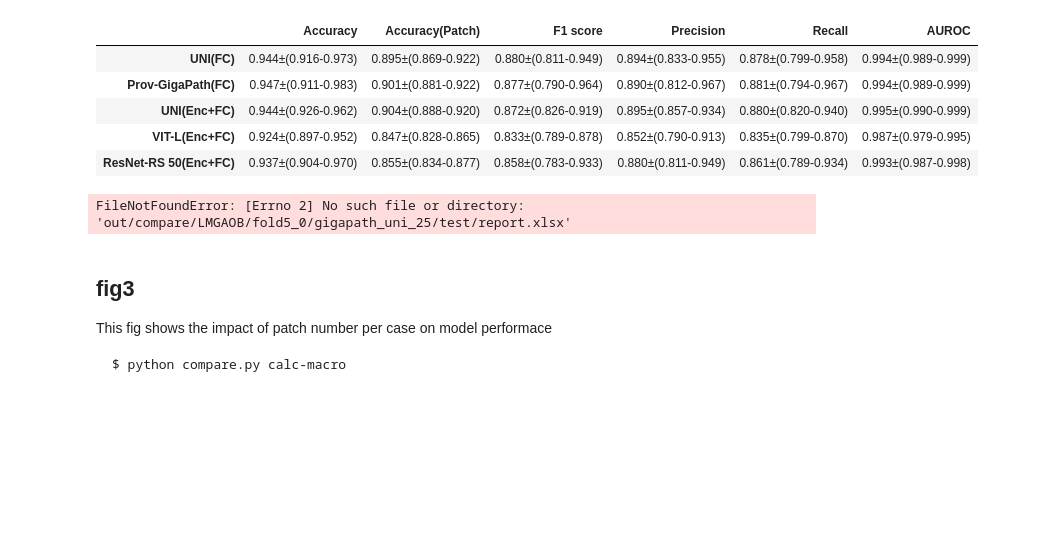
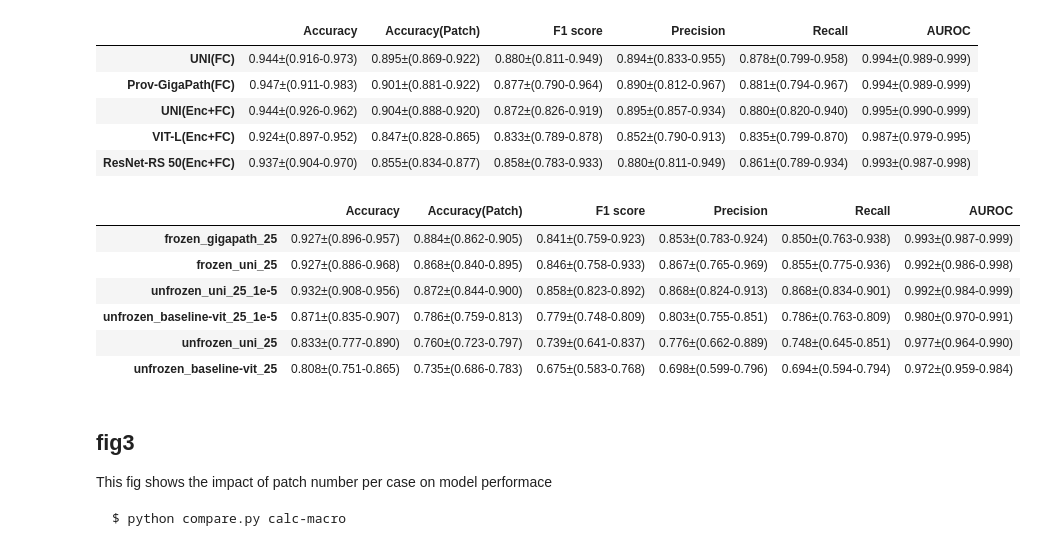
Before and after one commit to endaaman/bt, a Jupyter notebook: fig.ipynb, the cells around one changed output. Drawn from its saved outputs; the diff is of its cells as text; code cells hidden in the pictures; blank space fills up the shorter version.

```diff
--- a/fig.ipynb
+++ b/fig.ipynb
@@ -313,16 +313,22 @@ df
 | ResNet-RS 50(Enc+FC) | 0.937±(0.904-0.970) | 0.855±(0.834-0.877) | 0.858±(0.783-0.933) | 0.880±(0.811-0.949) | 0.861±(0.789-0.934) | 0.993±(0.987-0.998) |
 # %%
 conds = [
-    'gigapath_uni_25',
+    'frozen_gigapath_25',
     'frozen_uni_25',
     'unfrozen_uni_25_1e-5',
     'unfrozen_baseline-vit_25_1e-5',
     'unfrozen_uni_25',
     'unfrozen_baseline-vit_25',
 ]
 pd.DataFrame([get_scores(c) for c in conds], index=conds)
 # %% [output]
-FileNotFoundError: [Errno 2] No such file or directory: 'out/compare/LMGAOB/fold5_0/gigapath_uni_25/test/report.xlsx'
+|  | Accuracy | Accuracy(Patch) | F1 score | Precision | Recall | AUROC |
+| frozen_gigapath_25 | 0.927±(0.896-0.957) | 0.884±(0.862-0.905) | 0.841±(0.759-0.923) | 0.853±(0.783-0.924) | 0.850±(0.763-0.938) | 0.993±(0.987-0.999) |
+| frozen_uni_25 | 0.927±(0.886-0.968) | 0.868±(0.840-0.895) | 0.846±(0.758-0.933) | 0.867±(0.765-0.969) | 0.855±(0.775-0.936) | 0.992±(0.986-0.998) |
+| unfrozen_uni_25_1e-5 | 0.932±(0.908-0.956) | 0.872±(0.844-0.900) | 0.858±(0.823-0.892) | 0.868±(0.824-0.913) | 0.868±(0.834-0.901) | 0.992±(0.984-0.999) |
+| unfrozen_baseline-vit_25_1e-5 | 0.871±(0.835-0.907) | 0.786±(0.759-0.813) | 0.779±(0.748-0.809) | 0.803±(0.755-0.851) | 0.786±(0.763-0.809) | 0.980±(0.970-0.991) |
+| unfrozen_uni_25 | 0.833±(0.777-0.890) | 0.760±(0.723-0.797) | 0.739±(0.641-0.837) | 0.776±(0.662-0.889) | 0.748±(0.645-0.851) | 0.977±(0.964-0.990) |
+| unfrozen_baseline-vit_25 | 0.808±(0.751-0.865) | 0.735±(0.686-0.783) | 0.675±(0.583-0.768) | 0.698±(0.599-0.796) | 0.694±(0.594-0.794) | 0.972±(0.959-0.984) |
 # %% [markdown]
 ## fig3
 
```
Also changed, not shown: 1 other file.
